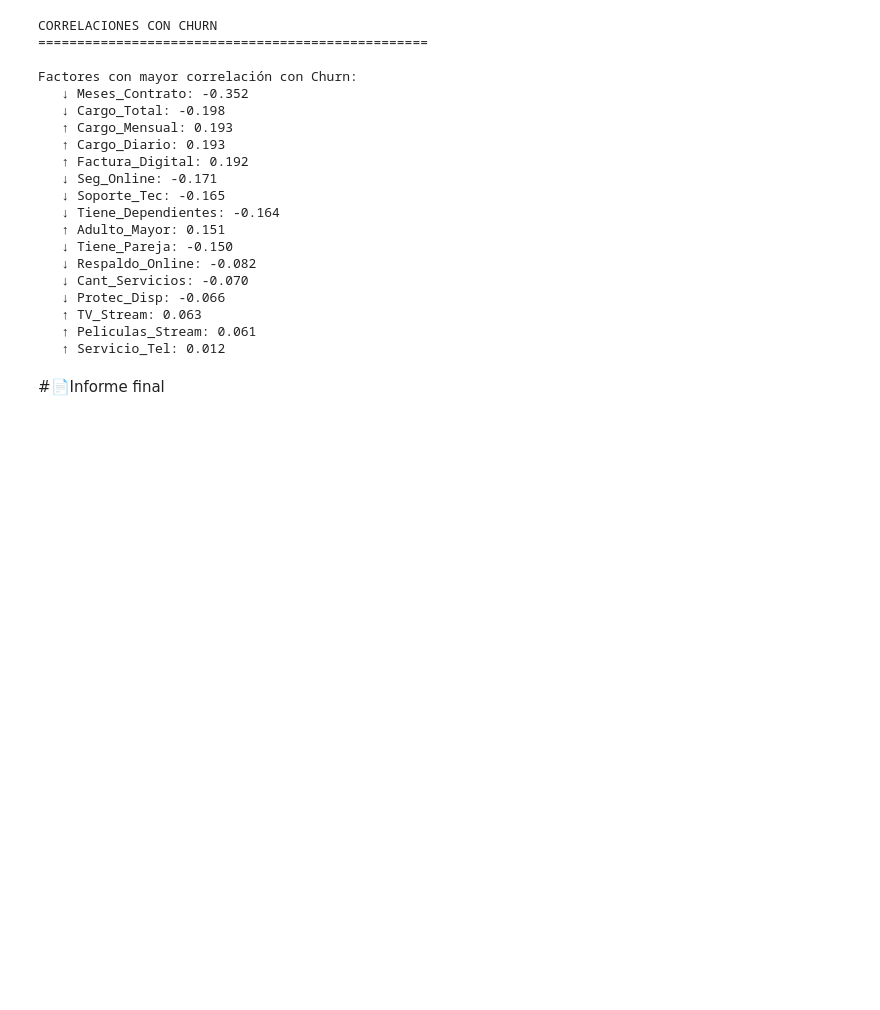
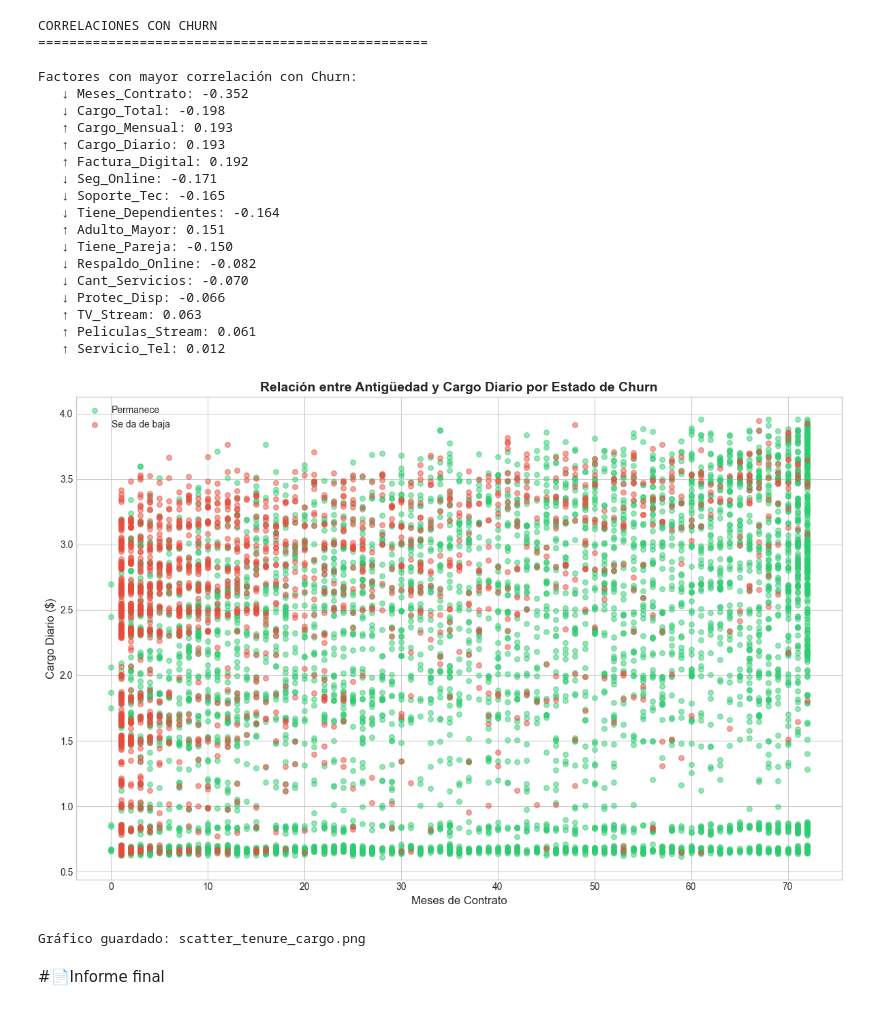
Before and after one commit to anothereverr/oracle-alura-data-science-challenge-2, a Jupyter notebook: TelecomX_LATAM.ipynb, the cells around one changed output. Saved outputs shown, nothing was run; the diff lists cells and outputs as text; code cells hidden in the pictures; blank space fills up the shorter version.

Commit message:
feat: add dispersion graph

```diff
--- a/TelecomX_LATAM.ipynb
+++ b/TelecomX_LATAM.ipynb
@@ -764,5 +764,29 @@ Factores con mayor correlación con Churn:
    ↑ TV_Stream: 0.063
    ↑ Peliculas_Stream: 0.061
    ↑ Servicio_Tel: 0.012
+# %%
+# Gráfico de dispersión: Cargo Diario vs Meses de Contrato por Churn
+fig, ax = plt.subplots(figsize=(12, 8))
+
+for churn, color in COLORS.items():
+    mask = df['Churn'] == churn
+    label = 'Permanece' if churn == 'No' else 'Se da de baja'
+    ax.scatter(df.loc[mask, 'Meses_Contrato'],
+               df.loc[mask, 'Cargo_Diario'],
+               c=color, alpha=0.5, label=label, s=30)
+
+ax.set_xlabel('Meses de Contrato', fontsize=12)
+ax.set_ylabel('Cargo Diario ($)', fontsize=12)
+ax.set_title('Relación entre Antigüedad y Cargo Diario por Estado de Churn',
+             fontsize=14, fontweight='bold')
+ax.legend()
+
+plt.tight_layout()
+plt.savefig('scatter_tenure_cargo.png', dpi=150, bbox_inches='tight')
+plt.show()
+print("Gráfico guardado: scatter_tenure_cargo.png")
+# %% [output]
+[figure, added]
+Gráfico guardado: scatter_tenure_cargo.png
 # %% [markdown]
 #📄Informe final
```
Also changed, not shown: 1 other file.
